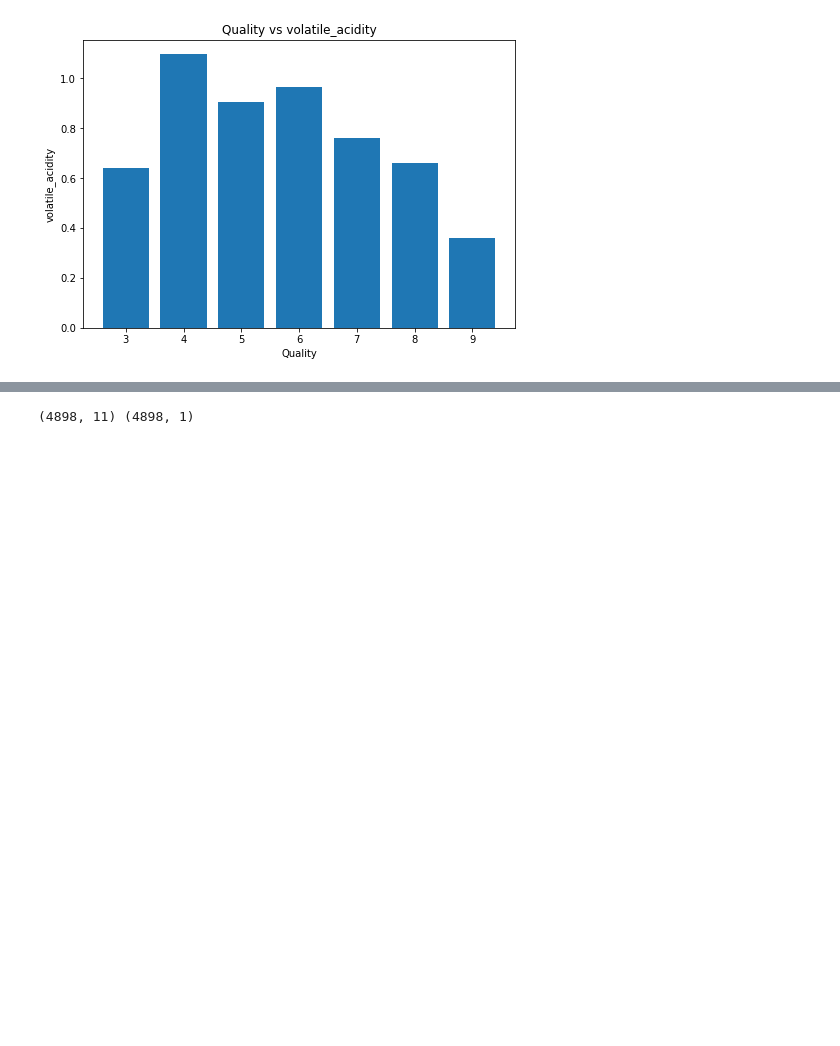
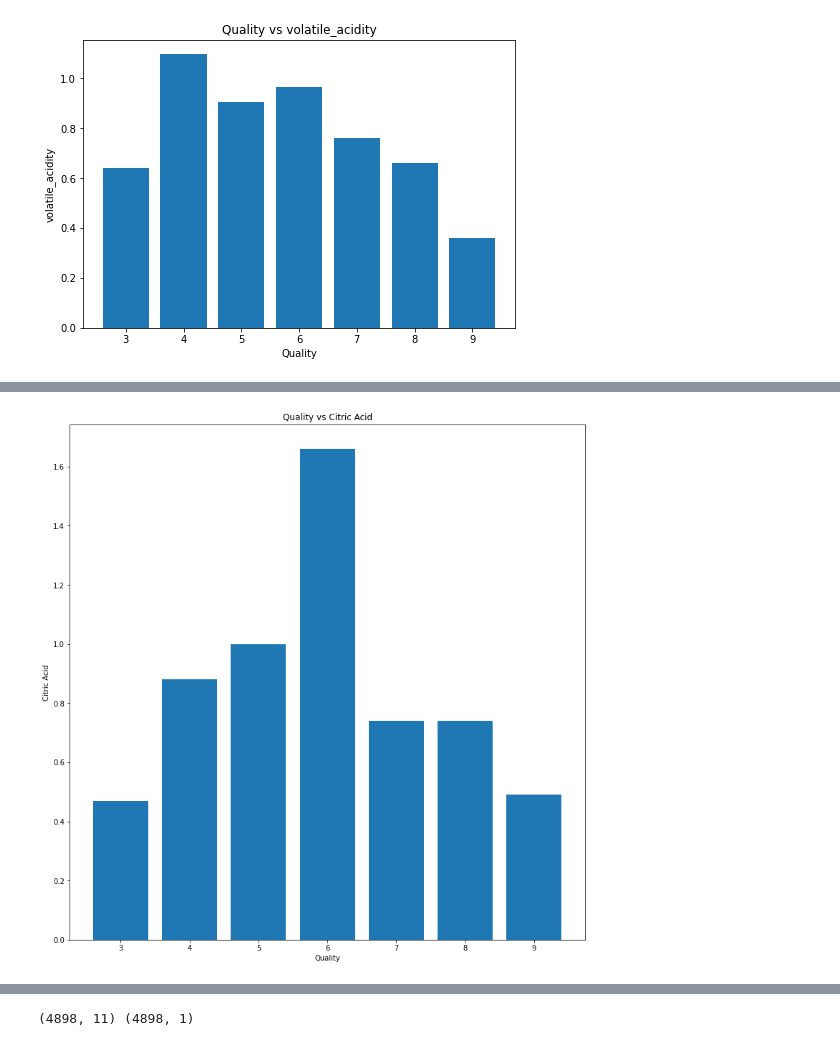
Before and after one commit to andydw2022/FinalBootCamp_project_WhiteWine, a Jupyter notebook: Wine_Quality_ML.ipynb, the cells around one changed output, grey strips where cells are left out. Cells and saved outputs as stored; diff of their text form; code cells hidden in the pictures; blank space fills up the shorter version.

```diff
--- a/Wine_Quality_ML.ipynb
+++ b/Wine_Quality_ML.ipynb
@@ -147,0 +161,12 @@ plt.show()
+# %%
+fig = plt.figure()
+ax = fig.add_axes([0,0,1,1])
+x = white_wine_df.quality
+y = white_wine_df.citric_acid
+ax.set_title('Quality vs Citric Acid')
+ax.set_xlabel('Quality')
+ax.set_ylabel('Citric Acid')
+plt.bar(x,y)
+plt.show()
+# %% [output]
+[figure, added]
```
Also changed, not shown: parts of 21 cells of this notebook, 16 other files.
